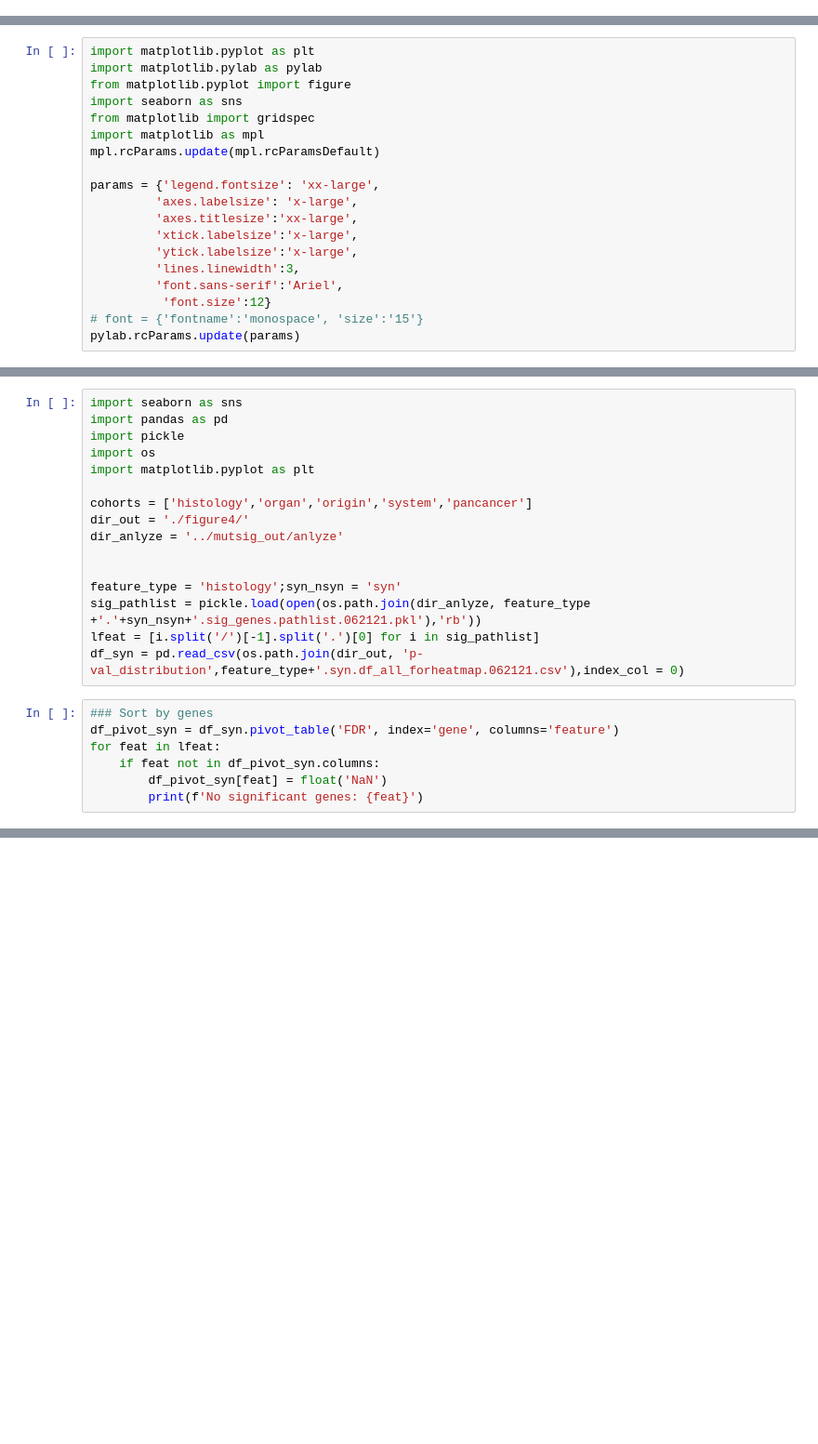
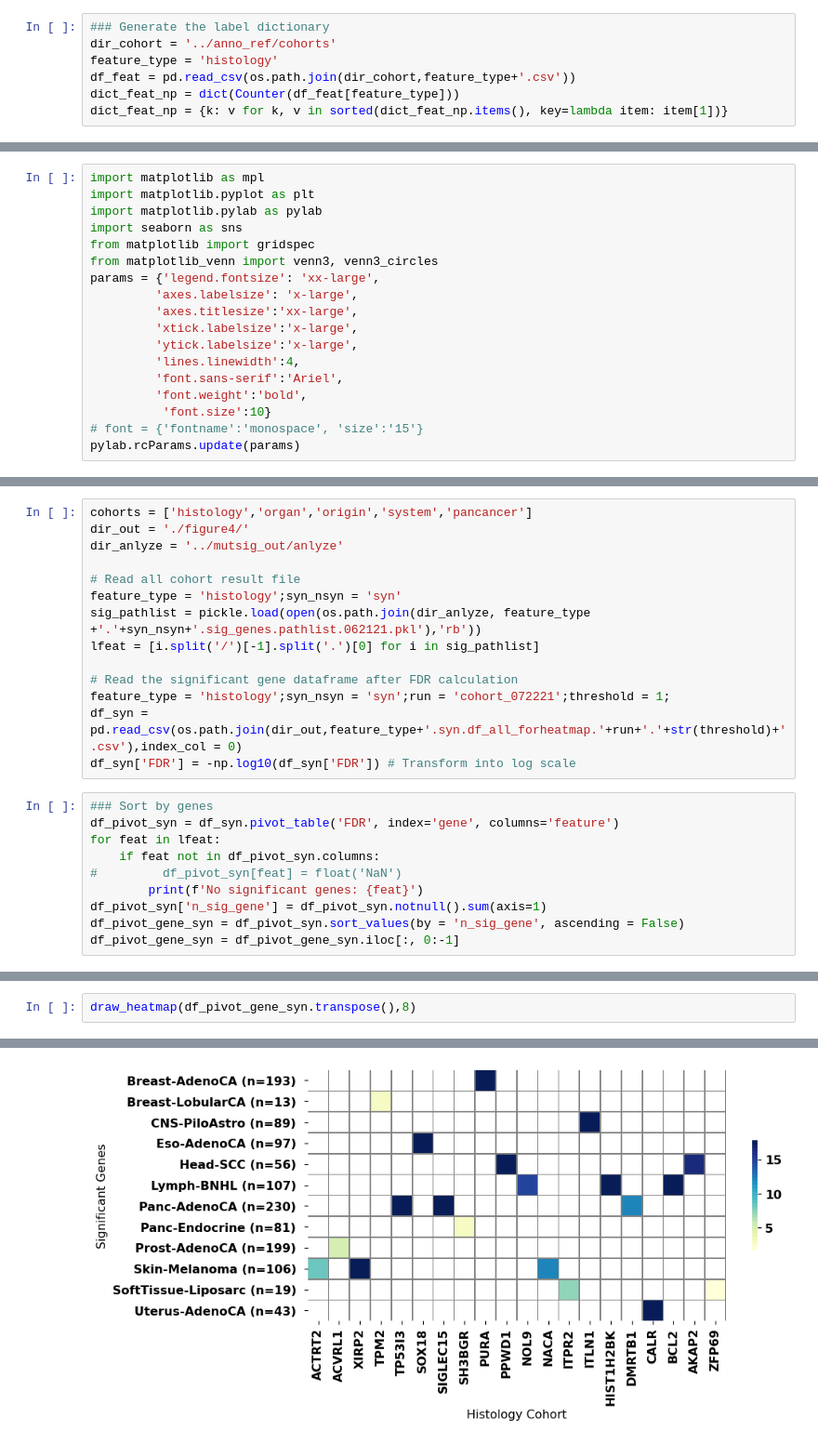
Before and after one commit to ryy1221/MutSigCVsyn, a Jupyter notebook: notebook/04-figure4.ipynb, the cells around one changed output, grey strips where cells are left out. Shown at 93% size. Saved outputs shown, nothing was run; the diff lists cells and outputs as text; blank space fills up the shorter version.

Commit message:
update synonymous heatmap and remove previous scripts on p-val distribution

```diff
--- a/notebook/04-figure4.ipynb
+++ b/notebook/04-figure4.ipynb
@@ -0,0 +6,7 @@
+# %%
+### Generate the label dictionary
+dir_cohort = '../anno_ref/cohorts'
+feature_type = 'histology'
+df_feat = pd.read_csv(os.path.join(dir_cohort,feature_type+'.csv'))
+dict_feat_np = dict(Counter(df_feat[feature_type]))
+dict_feat_np = {k: v for k, v in sorted(dict_feat_np.items(), key=lambda item: item[1])}
@@ -1,19 +16,18 @@
 # %%
+import matplotlib as mpl
 import matplotlib.pyplot as plt
 import matplotlib.pylab as pylab
-from matplotlib.pyplot import figure
 import seaborn as sns
 from matplotlib import gridspec
-import matplotlib as mpl
-mpl.rcParams.update(mpl.rcParamsDefault)
-
+from matplotlib_venn import venn3, venn3_circles
 params = {'legend.fontsize': 'xx-large',
          'axes.labelsize': 'x-large',
          'axes.titlesize':'xx-large',
          'xtick.labelsize':'x-large',
          'ytick.labelsize':'x-large',
-         'lines.linewidth':3,
+         'lines.linewidth':4,
          'font.sans-serif':'Ariel',
-          'font.size':12}
+         'font.weight':'bold',
+          'font.size':10}
 # font = {'fontname':'monospace', 'size':'15'}
 pylab.rcParams.update(params)
@@ -79,24 +34,25 @@ plt.savefig(os.path.join(dir_out,'figs', 'p-val_distribution.pdf'))
 # %%
-import seaborn as sns
-import pandas as pd
-import pickle
-import os
-import matplotlib.pyplot as plt
-
 cohorts = ['histology','organ','origin','system','pancancer']
 dir_out = './figure4/'
 dir_anlyze = '../mutsig_out/anlyze'
 
-
+# Read all cohort result file
 feature_type = 'histology';syn_nsyn = 'syn'
 sig_pathlist = pickle.load(open(os.path.join(dir_anlyze, feature_type +'.'+syn_nsyn+'.sig_genes.pathlist.062121.pkl'),'rb'))
 lfeat = [i.split('/')[-1].split('.')[0] for i in sig_pathlist]
-df_syn = pd.read_csv(os.path.join(dir_out, 'p-val_distribution',feature_type+'.syn.df_all_forheatmap.062121.csv'),index_col = 0)
+
+# Read the significant gene dataframe after FDR calculation
+feature_type = 'histology';syn_nsyn = 'syn';run = 'cohort_072221';threshold = 1;
+df_syn = pd.read_csv(os.path.join(dir_out,feature_type+'.syn.df_all_forheatmap.'+run+'.'+str(threshold)+'.csv'),index_col = 0)
+df_syn['FDR'] = -np.log10(df_syn['FDR']) # Transform into log scale
 # %%
 ### Sort by genes
 df_pivot_syn = df_syn.pivot_table('FDR', index='gene', columns='feature')
 for feat in lfeat:
     if feat not in df_pivot_syn.columns:
-        df_pivot_syn[feat] = float('NaN')
+#         df_pivot_syn[feat] = float('NaN')
         print(f'No significant genes: {feat}')
+df_pivot_syn['n_sig_gene'] = df_pivot_syn.notnull().sum(axis=1)
+df_pivot_gene_syn = df_pivot_syn.sort_values(by = 'n_sig_gene', ascending = False)
+df_pivot_gene_syn = df_pivot_gene_syn.iloc[:, 0:-1]
 # %% [output]
@@ -133,0 +105,3 @@ plt.show()
+# %%
+draw_heatmap(df_pivot_gene_syn.transpose(),8)
+# %% [output]
@@ -133,0 +109 @@ plt.show()
+[figure, added]
```
Also changed, not shown: parts of 12 cells of this notebook, 2 other files.
